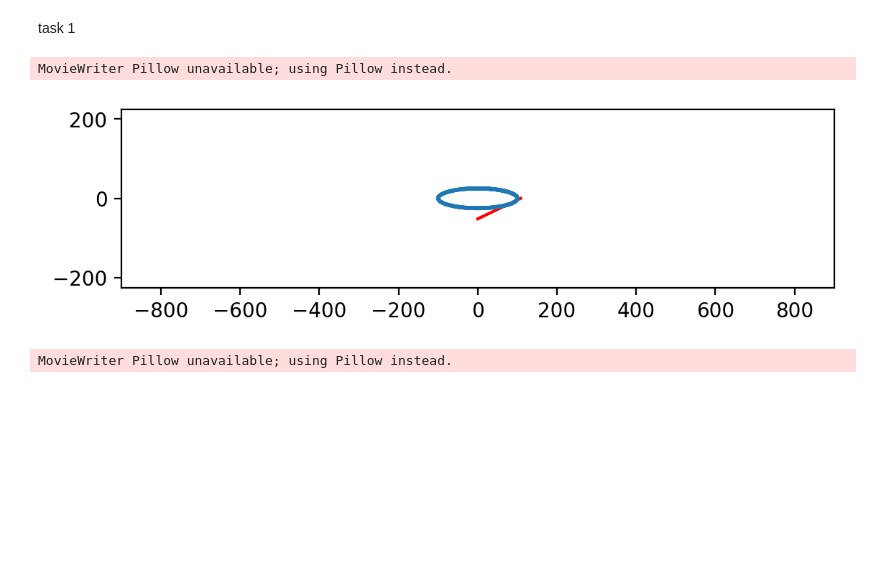
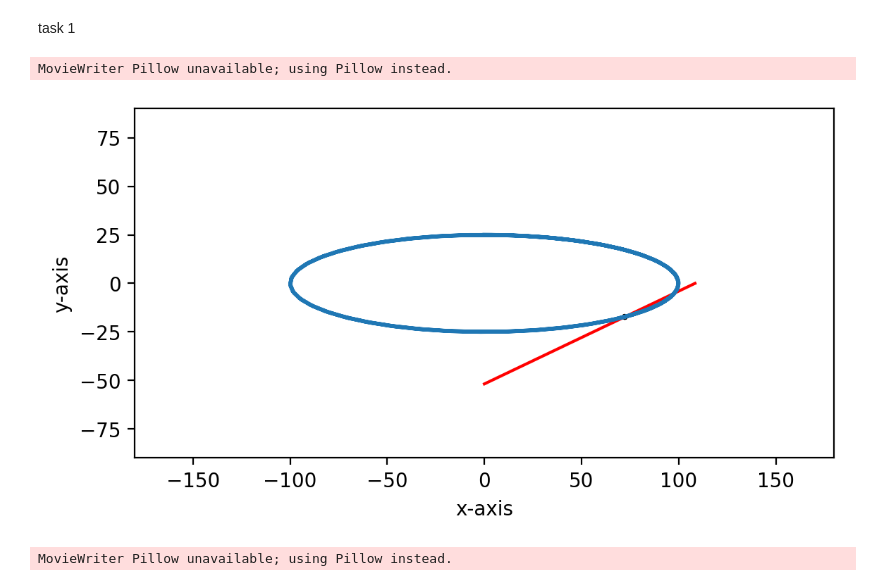
Before and after one commit to igvdov1/diffgem, a Jupyter notebook: 1lab/1lab.ipynb, the cells around one changed output. Drawn from its saved outputs; the diff is of its cells as text; code cells hidden in the pictures; blank space fills up the shorter version.

```diff
--- a/1lab/1lab.ipynb
+++ b/1lab/1lab.ipynb
@@ -82,7 +82,8 @@ fig = plt.figure()
 fig.set_dpi(200)
 
 ax = plt.axes(xlim=(0, math.pi * Radius * 4), ylim=(0, 3 * Radius ))
-
+ax.set_xlabel('x-axis')
+ax.set_ylabel('y-axis')
 line1, = ax.plot([], [] ,lw=2)
 line2, = ax.plot([], [],'r')
 xC=0;yC=Radius; xP=0; yP=0
@@ -123,37 +124,38 @@ def redraw(i):
 
     beta = xP*(1 + lambd) / lambd
     alpha = yP * (1 + lambd)
     mP.center=(xP,yP)
     bP.center = ()
     stick.set_data([beta , 0], [0, alpha])
     return mP,
 
 
 length = 15
 lambd = 2
-x_bound = length ** 2 * lambd ** 2
-y_bound = length ** 2
+x_bound = length * lambd * 6
+y_bound = length * 6
 fig = plt.figure()
 fig.set_dpi(200)
 
 
 
 ax = plt.axes(xlim=(-x_bound, x_bound), ylim=(-y_bound, y_bound))
-
+ax.set_xlabel('x-axis')
+ax.set_ylabel('y-axis')
 stick, = ax.plot([], [], 'r')
 
 line1, = ax.plot([], [], lw = 2)
 
 
 bP = plt.Circle((0, 0), 0.1, fc = 'green')
 mP = plt.Circle((0, 0), length / 10, fc='black')
 ax.set_aspect('equal')
 anim =animation.FuncAnimation(fig, redraw, init_func=init,
 frames=150, interval=50, blit=True)
 anim.save('strange_stick.gif', writer='Pillow')
 # %% [output]
 MovieWriter Pillow unavailable; using Pillow instead.
-[figure, old version]
+[figure, new version]
 # %%
 import numpy as np
 import matplotlib.pyplot as plt
```
Also changed, not shown: parts of 2 cells of this notebook, 11 other files.
